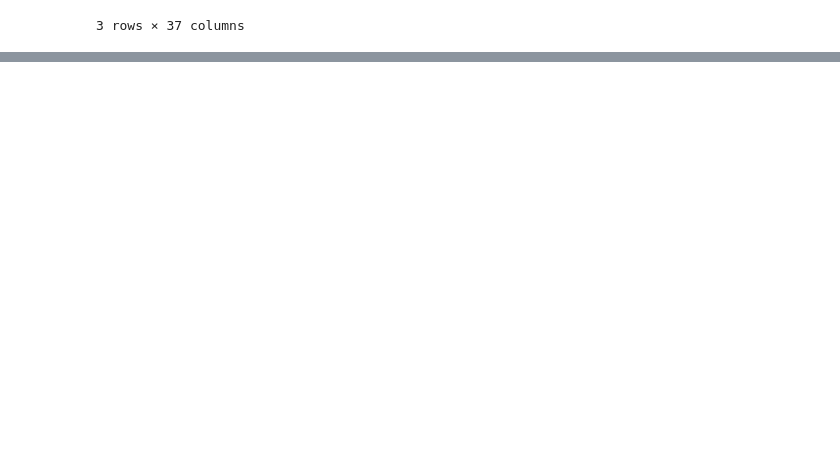
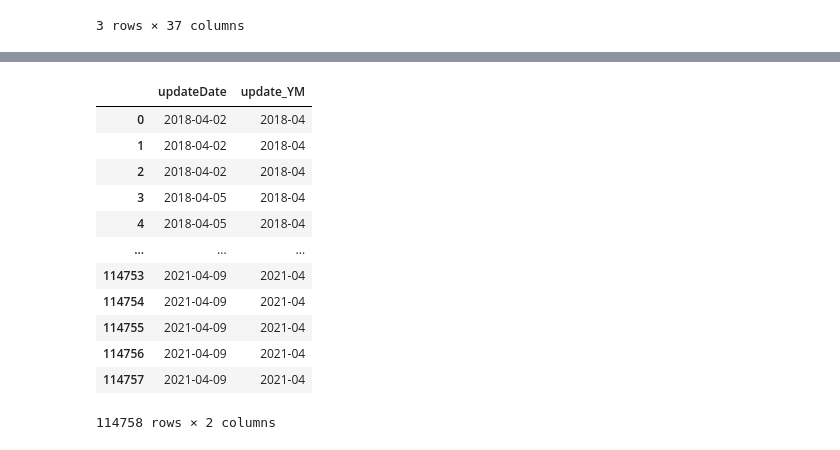
Before and after one commit to 1024xx4/100_Data_processing--visualization, a Jupyter notebook: structured_data.ipynb, the cells around one changed output, grey strips where cells are left out. Drawn from its saved outputs; the diff is of its cells as text; code cells hidden in the pictures; blank space fills up the shorter version.

```diff
--- a/structured_data.ipynb
+++ b/structured_data.ipynb
@@ -642,0 +713,5 @@ data.head(3)
+# %%
+# １項目だけ年月項目を追加
+data['update_YM'] = data['updateDate'].dt.to_period('M')
+print(data.columns.shape[0])
+data.head()
@@ -642,0 +726,16 @@ data.head(3)
+# %%
+data[['updateDate', 'update_YM']]
+# %% [output]
+|  | updateDate | update_YM |
+| 0 | 2018-04-02 | 2018-04 |
+| 1 | 2018-04-02 | 2018-04 |
+| 2 | 2018-04-02 | 2018-04 |
+| 3 | 2018-04-05 | 2018-04 |
+| 4 | 2018-04-05 | 2018-04 |
+| ... | ... | ... |
+| 114753 | 2021-04-09 | 2021-04 |
+| 114754 | 2021-04-09 | 2021-04 |
+| 114755 | 2021-04-09 | 2021-04 |
+| 114756 | 2021-04-09 | 2021-04 |
+| 114757 | 2021-04-09 | 2021-04 |
+114758 rows × 2 columns
```
Also changed, not shown: parts of 14 cells of this notebook.
